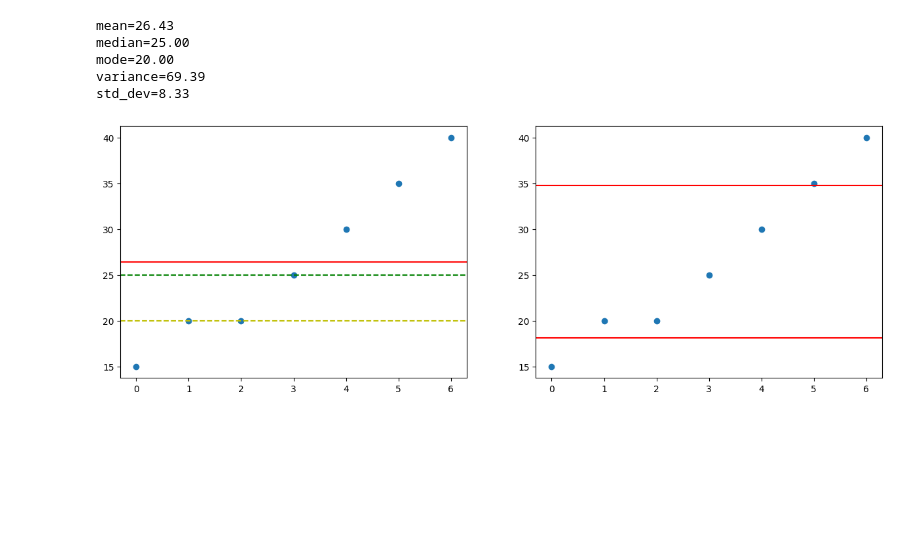
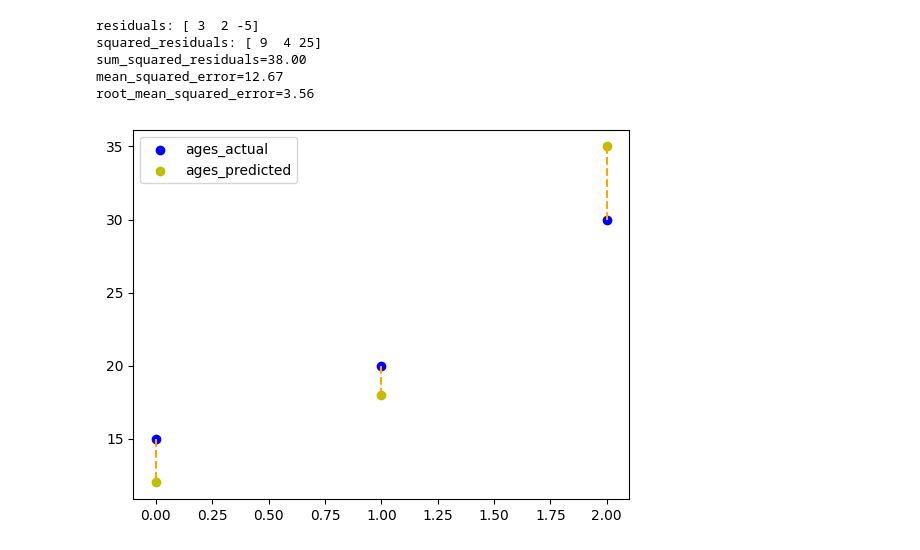
Before and after one commit to k26rahul/ml-april-25, a Jupyter notebook: demo.ipynb, the cells around one changed output. Saved outputs shown, nothing was run; the diff lists cells and outputs as text; code cells hidden in the pictures; blank space fills up the shorter version.

```diff
--- a/demo.ipynb
+++ b/demo.ipynb
@@ -4,2 +52,3 @@ import matplotlib.pyplot as plt
 # %%
-ages = np.array([15, 20, 20, 25, 30, 35, 40])
+ages_actual = np.array([15, 20, 30])
+ages_predicted = np.array([12, 18, 35])
@@ -25,35 +55,32 @@ Ellipsis
-# %%
-mean = np.mean(ages)  # typical value
-median = np.median(ages)  # typical value
-mode = np.argmax(np.bincount(ages))  # typical value
-variance = np.var(ages)  # spread of data
-std_dev = np.std(ages)  # spread of data
-
-print(f'{mean=:.2f}')
-print(f'{median=:.2f}')
-print(f'{mode=:.2f}')
-print(f'{variance=:.2f}')
-print(f'{std_dev=:.2f}')
-# %% [output]
-mean=26.43
-median=25.00
-mode=20.00
-variance=69.39
-std_dev=8.33
-# %%
-def plot_stats():
-  fig, (ax1, ax2) = plt.subplots(1, 2, figsize=(15, 5))
-
-  ax1.scatter(range(len(ages)), ages)
-  ax1.axhline(mean, color='r')
-  ax1.axhline(median, color='g', linestyle='--')
-  ax1.axhline(mode, color='y', linestyle='--')
-
-  ax2.scatter(range(len(ages)), ages)
-  ax2.axhline(mean + std_dev, color='r')
-  ax2.axhline(mean - std_dev, color='r')
-
-
-plot_stats()
-# %% [output]
-[figure, removed]
+# %%
+residuals = ages_actual - ages_predicted
+squared_residuals = residuals ** 2
+sum_squared_residuals = sum(squared_residuals)
+mean_squared_error = np.mean(squared_residuals)
+root_mean_squared_error = mean_squared_error ** 0.5
+
+print(f'residuals: {residuals}')
+print(f'squared_residuals: {squared_residuals}')
+print(f'{sum_squared_residuals=:.2f}')
+print(f'{mean_squared_error=:.2f}')
+print(f'{root_mean_squared_error=:.2f}')
+# %% [output]
+residuals: [ 3  2 -5]
+squared_residuals: [ 9  4 25]
+sum_squared_residuals=38.00
+mean_squared_error=12.67
+root_mean_squared_error=3.56
+# %%
+def plot_residuals():
+  plt.scatter(range(len(ages_actual)), ages_actual, color='b', label='ages_actual')
+  plt.scatter(range(len(ages_predicted)), ages_predicted, color='y', label='ages_predicted')
+
+  for i in range(len(ages_actual)):
+    plt.plot([i, i], [ages_actual[i], ages_predicted[i]], color='orange', linestyle='--')
+
+  plt.legend()
+
+
+plot_residuals()
+# %% [output]
+[figure, added]
```
Also changed, not shown: parts of 5 cells of this notebook.
